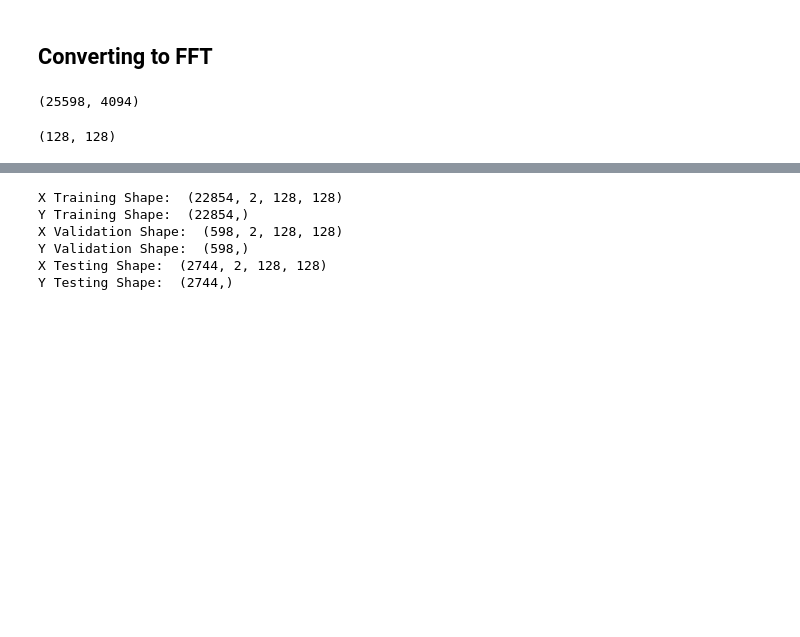
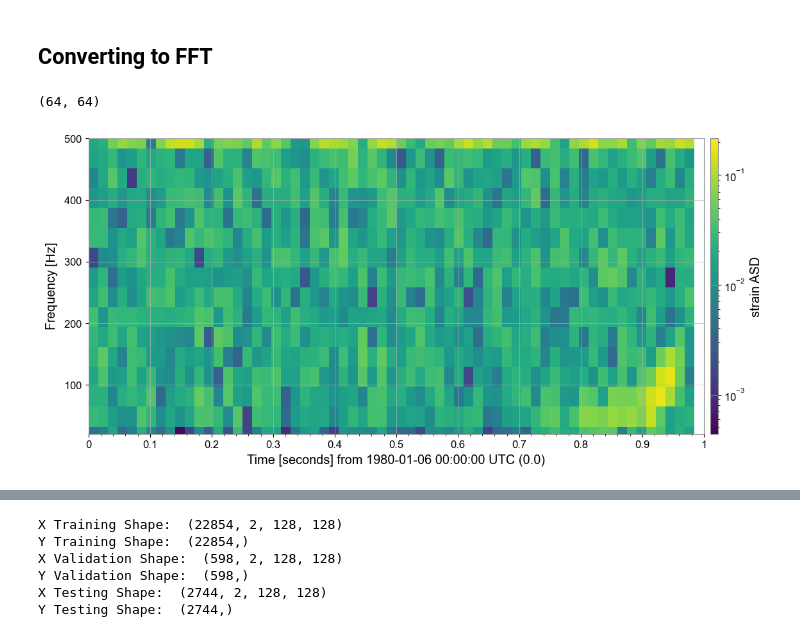
Before and after one commit to GWGASF/gwgasf, a Jupyter notebook: GASF vs Spectrograms_SLIM.ipynb, the cells around one changed output, grey strips where cells are left out. Saved outputs shown, nothing was run; the diff lists cells and outputs as text; code cells hidden in the pictures; blank space fills up the shorter version.

```diff
--- a/GASF vs Spectrograms_SLIM.ipynb
+++ b/GASF vs Spectrograms_SLIM.ipynb
@@ -729,33 +729,33 @@ x_val_dec2 = x_val_dec2_data_arr
 -----
 # %% [markdown]
 ## Converting to FFT
-# %%
-x_train_dec1.shape
-# %% [output]
-(25598, 4094)
-# %%
-data = (x_train_dec1[14000,:])
-npseg=255
-nolap = npseg-30
-
-
-
-# NOTE: Prepare FFT!!!!!
-# fft 0.1 s
-# stride 0.05
-# print(datas[d].shape)
-
-# TimeSeries(
-#     np.random.normal(0, 1, 4096),
-#     sample_rate=4096
-# ).spectrogram(stride=.025).value.shape
-
-
-
-series = (TimeSeries(data, sample_rate = 4096, unit='s', name='test', t0=0))     #np.array --> constantQ.timeseries
-
-
-f, t, Sxx = signal.spectrogram(series, fs = 4096, nperseg=npseg, noverlap = nolap) #return_onesided = True)
-Sxx.shape
-# %% [output]
-(128, 128)
+# %%
+data = (x_train_dec1_raw[14120,:])
+series = TimeSeries(data, sample_rate = 4096, unit='s', name='test', t0=0)   #np.array --> constantQ.timeseries
+
+ts = series
+# ts_plot = ts.plot()
+# plt.xlim(0,1)
+# plt.show()
+
+# # Spectrogram
+stride = 0.0311
+fftlength = stride
+overlap = fftlength/2
+ts_spectro = ts.spectrogram2(
+    # stride=stride,
+    fftlength=fftlength,
+    overlap=overlap,
+) ** (1/2.)
+
+
+spectro_plot = ts_spectro.plot(norm='log')
+ax = spectro_plot.gca()
+ax.set_ylim(20, 500)
+ax.set_xlim(0, 1)
+ax.colorbar(label='strain ASD')
+spectro_plot.show()
+print(ts_spectro.shape)
+# %% [output]
+(64, 64)
+[figure, added]
```
Also changed, not shown: parts of 7 cells of this notebook, 2 other files.
